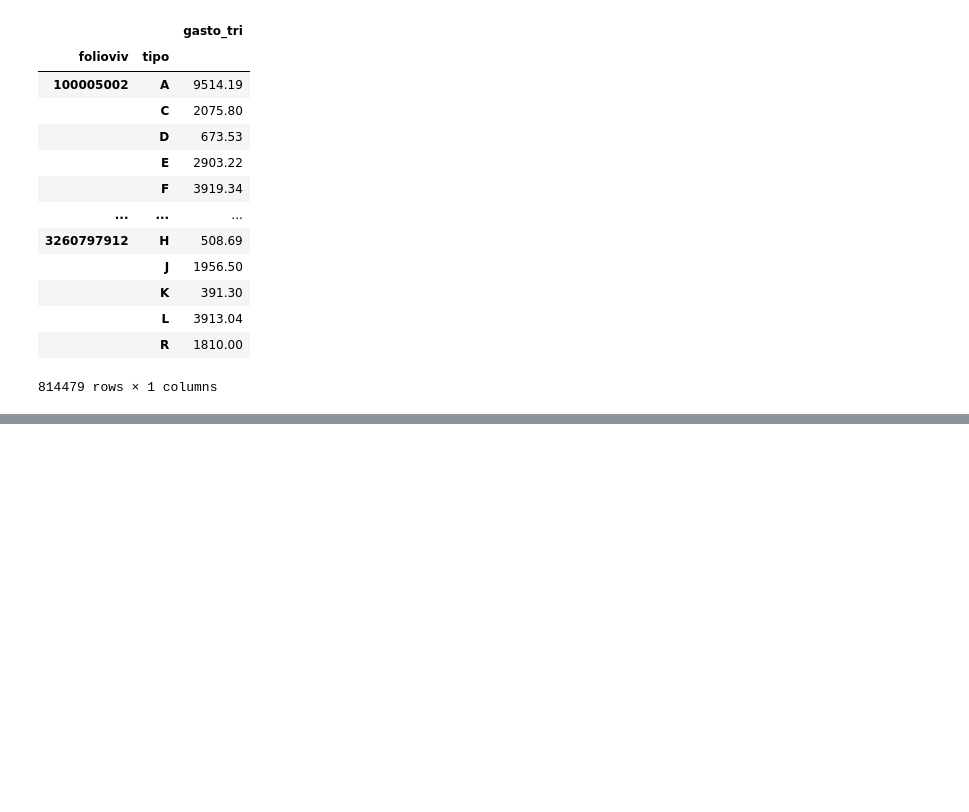
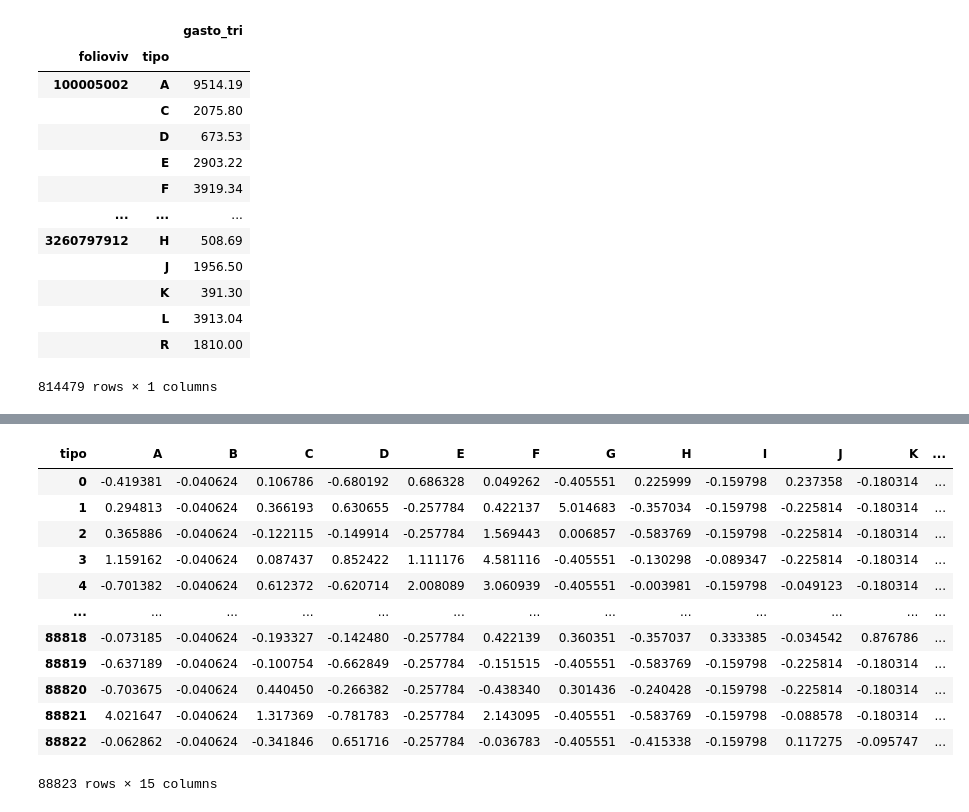
Before and after one commit to cramirezda/crecimiento, a Jupyter notebook: Untitled0.ipynb, the cells around one changed output, grey strips where cells are left out. Cells and saved outputs as stored; diff of their text form; code cells hidden in the pictures; blank space fills up the shorter version.

```diff
--- a/Untitled0.ipynb
+++ b/Untitled0.ipynb
@@ -216,0 +249,18 @@ Componentes principales (autovectores):
+# %%
+#Convert X_scaled to df
+df_scaled = pd.DataFrame(X_scaled, columns=df_pivot.columns)
+df_scaled
+# %% [output]
+| tipo | A | B | C | D | E | F | G | H | I | J | K | ... |
+| 0 | -0.419381 | -0.040624 | 0.106786 | -0.680192 | 0.686328 | 0.049262 | -0.405551 | 0.225999 | -0.159798 | 0.237358 | -0.180314 | ... |
+| 1 | 0.294813 | -0.040624 | 0.366193 | 0.630655 | -0.257784 | 0.422137 | 5.014683 | -0.357034 | -0.159798 | -0.225814 | -0.180314 | ... |
+| 2 | 0.365886 | -0.040624 | -0.122115 | -0.149914 | -0.257784 | 1.569443 | 0.006857 | -0.583769 | -0.159798 | -0.225814 | -0.180314 | ... |
+| 3 | 1.159162 | -0.040624 | 0.087437 | 0.852422 | 1.111176 | 4.581116 | -0.405551 | -0.130298 | -0.089347 | -0.225814 | -0.180314 | ... |
+| 4 | -0.701382 | -0.040624 | 0.612372 | -0.620714 | 2.008089 | 3.060939 | -0.405551 | -0.003981 | -0.159798 | -0.049123 | -0.180314 | ... |
+| ... | ... | ... | ... | ... | ... | ... | ... | ... | ... | ... | ... | ... |
+| 88818 | -0.073185 | -0.040624 | -0.193327 | -0.142480 | -0.257784 | 0.422139 | 0.360351 | -0.357037 | 0.333385 | -0.034542 | 0.876786 | ... |
+| 88819 | -0.637189 | -0.040624 | -0.100754 | -0.662849 | -0.257784 | -0.151515 | -0.405551 | -0.583769 | -0.159798 | -0.225814 | -0.180314 | ... |
+| 88820 | -0.703675 | -0.040624 | 0.440450 | -0.266382 | -0.257784 | -0.438340 | 0.301436 | -0.240428 | -0.159798 | -0.225814 | -0.180314 | ... |
+| 88821 | 4.021647 | -0.040624 | 1.317369 | -0.781783 | -0.257784 | 2.143095 | -0.405551 | -0.583769 | -0.159798 | -0.088578 | -0.180314 | ... |
+| 88822 | -0.062862 | -0.040624 | -0.341846 | 0.651716 | -0.257784 | -0.036783 | -0.405551 | -0.415338 | -0.159798 | 0.117275 | -0.095747 | ... |
+88823 rows × 15 columns
```
Also changed, not shown: parts of 17 cells of this notebook.
